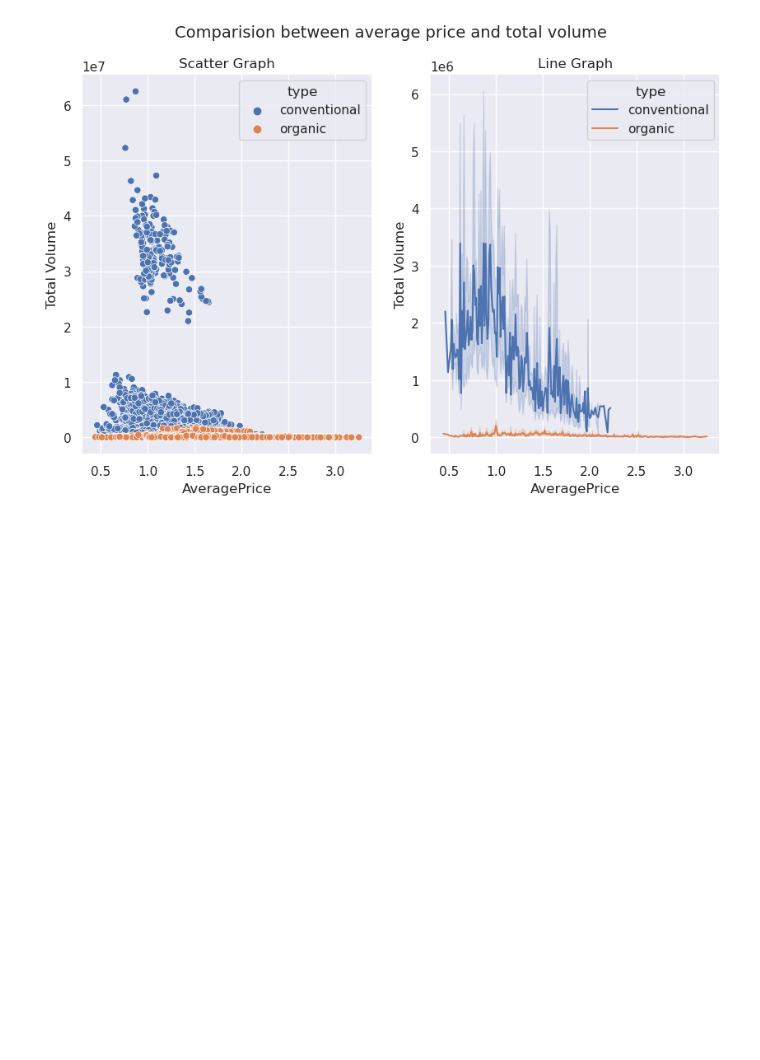
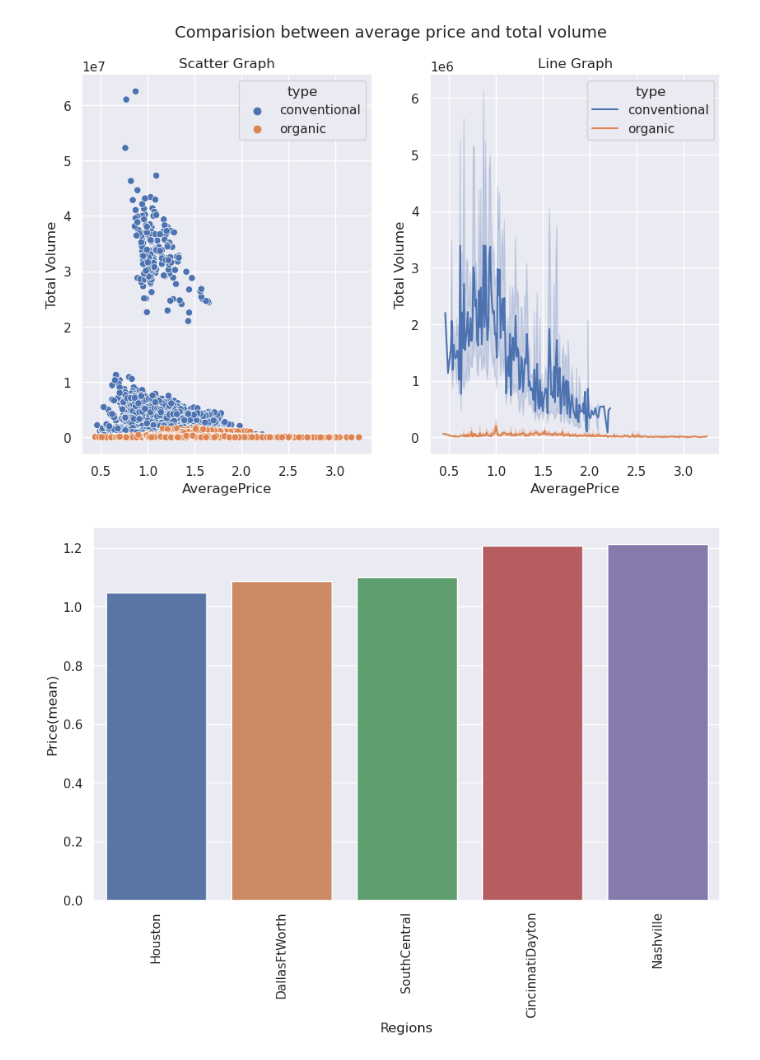
Before and after one commit to GuiRodrigues04/Avocado-price-and-market, a Jupyter notebook: avocado-prices.ipynb, the cells around one changed output. Drawn from its saved outputs; the diff is of its cells as text; code cells hidden in the pictures; blank space fills up the shorter version.

Commit message:
Kaggle Notebook | EDA Explanation, simple data visualization | Version 8

```diff
--- a/avocado-prices.ipynb
+++ b/avocado-prices.ipynb
@@ -143,3 +143,21 @@ ax[1].set_title('Line Graph')
 # %% [output]
 Text(0.5, 1.0, 'Line Graph')
 [figure]
+# %%
+# seeing the highest and lowest countrys price
+plt.figure(figsize=(10,6))
+regions = Avocado_df['region'].unique()
+average_price_mean = []
+for i in regions:
+    filtro = Avocado_df['region'] == i
+    average_price_mean.append((Avocado_df[filtro]['AveragePrice']).mean())
+
+Price_per_region = pd.DataFrame({
+    'Regions': regions,
+    'Price(mean)': average_price_mean
+}).sort_values('Price(mean)')
+
+sns.barplot(x = Price_per_region['Regions'][0:5], y=Price_per_region['Price(mean)'][0:5])
+plt.xticks(rotation=90);
+# %% [output]
+[figure, added]
```
Also changed, not shown: parts of 2 cells of this notebook.
